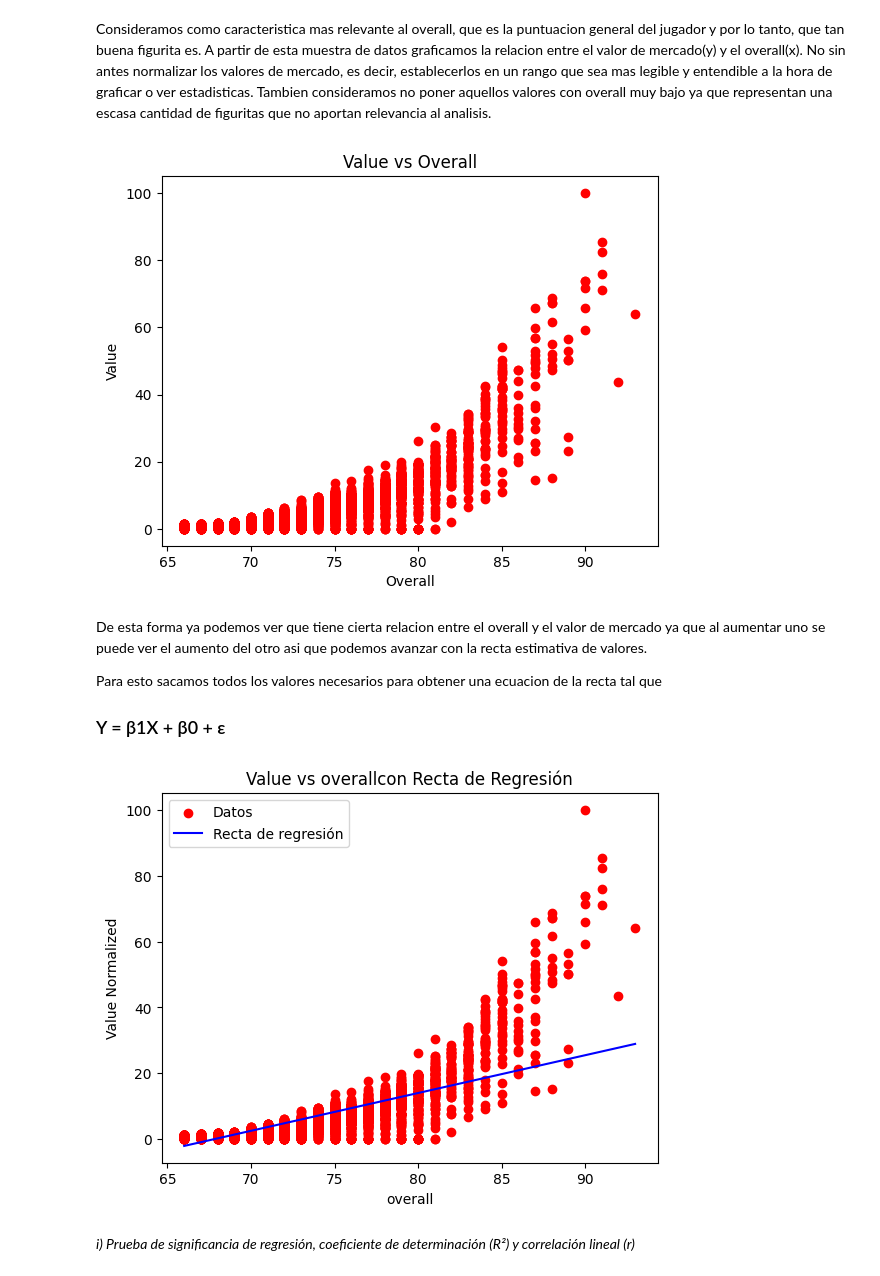
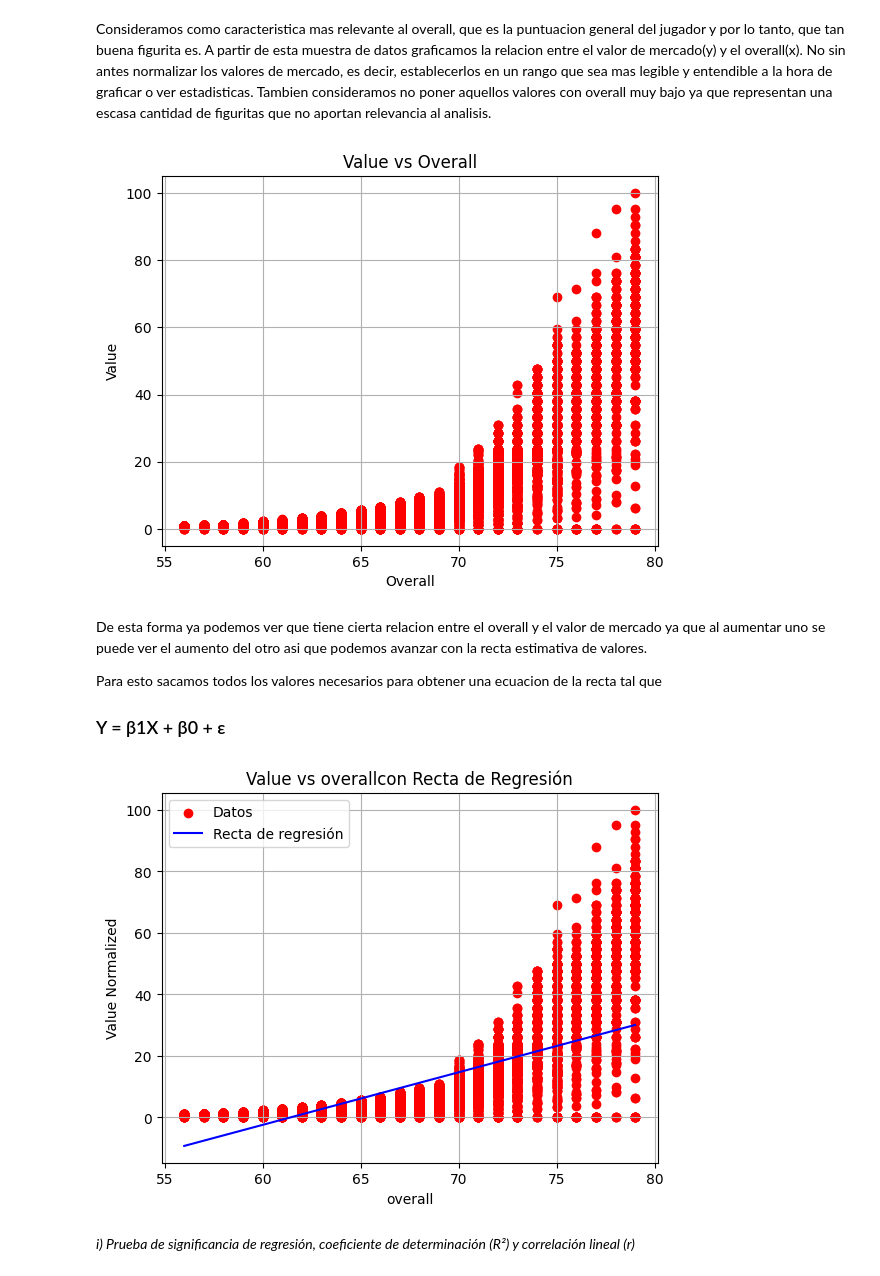
Before and after one commit to KinnaGt/MatematicaIV, a Jupyter notebook: analisis.ipynb, the cells around one changed output. Saved outputs shown, nothing was run; the diff lists cells and outputs as text; code cells hidden in the pictures.

```diff
--- a/analisis.ipynb
+++ b/analisis.ipynb
@@ -21,8 +21,9 @@ relevant_feature = "overall"
 # Seleccionar las columnas de interés
 df = df[["long_name", "value_eur", relevant_feature]].dropna()
 
-# Eliminar todos los valores cuyo overall sea menor a 65
-df = df[df[relevant_feature] > 65]
+# Eliminar todos los valores cuyo overall sea menor a 60 o mayor a 80 ya que pueden ser outliers(valores atipicos)
+df = df[df[relevant_feature] > 55]
+df = df[df[relevant_feature] < 80]
 
 # Normalizar la columna 'value_eur' a un rango de 0 a 100
 df['value_eur_normalized'] = 100 * (df['value_eur'] - df['value_eur'].min()) / (df['value_eur'].max() - df['value_eur'].min())
@@ -36,9 +37,10 @@ plt.scatter(x, y, color='red')
 plt.title('Value vs Overall')
 plt.xlabel('Overall')
 plt.ylabel('Value')
+plt.grid()
 plt.show()
 # %% [output]
-[figure, old version]
+[figure, new version]
 # %% [markdown]
 De esta forma ya podemos ver que tiene cierta relacion entre el overall y el valor de mercado ya que al aumentar uno se puede ver el aumento del otro asi que podemos avanzar con la recta estimativa de valores.
 
@@ -64,34 +66,35 @@ y_sq_sum = (y ** 2).sum()
 x_var = x_sq_sum / len(x) - (x_sum ** 2) / len(x)**2
 y_var = y_sq_sum / len(y) - (y_sum ** 2) / len(y)**2
 
 # Sigma de xy
 xy_dev = ((x * y).sum() / len(x)) - (x_avg * y_avg)
 
 # Coeficientes de la recta de regresión Pendiente y Ordenada
 b1 = xy_dev / x_var
 b0 = y_avg - b1 * x_avg
 
 # Estimación de mínimos cuadrados
 Sxy = (x * y).sum() - ((x.sum() * y.sum()) / len(x))
 Sxx = x_sq_sum - ((x.sum() ** 2) / len(x))
 Syy = y_sq_sum - ((y.sum() ** 2) / len(y))
 
 # Coeficientes de la recta de regresión Pendiente y Ordenada
 b1_hat = Sxy / Sxx
 b0_hat = y_avg - b1_hat * x_avg
 
 y_hat = b0_hat + b1_hat * x
 
 # Dibujar recta a partir de y_hat
 plt.scatter(x, y, color='red', label='Datos')
 plt.plot(x, y_hat, color='blue', label='Recta de regresión')
 plt.title('Value vs ' + relevant_feature + 'con Recta de Regresión')
 plt.xlabel(relevant_feature)
 plt.ylabel('Value Normalized')
 plt.legend()
+plt.grid()
 plt.show()
 # %% [output]
-[figure, old version]
+[figure, new version]
 # %% [markdown]
 *i) Prueba de significancia de regresión, coeficiente de determinación (R²) y correlación lineal
 (r)*
```
Also changed, not shown: parts of 14 cells of this notebook, 2 other files.
